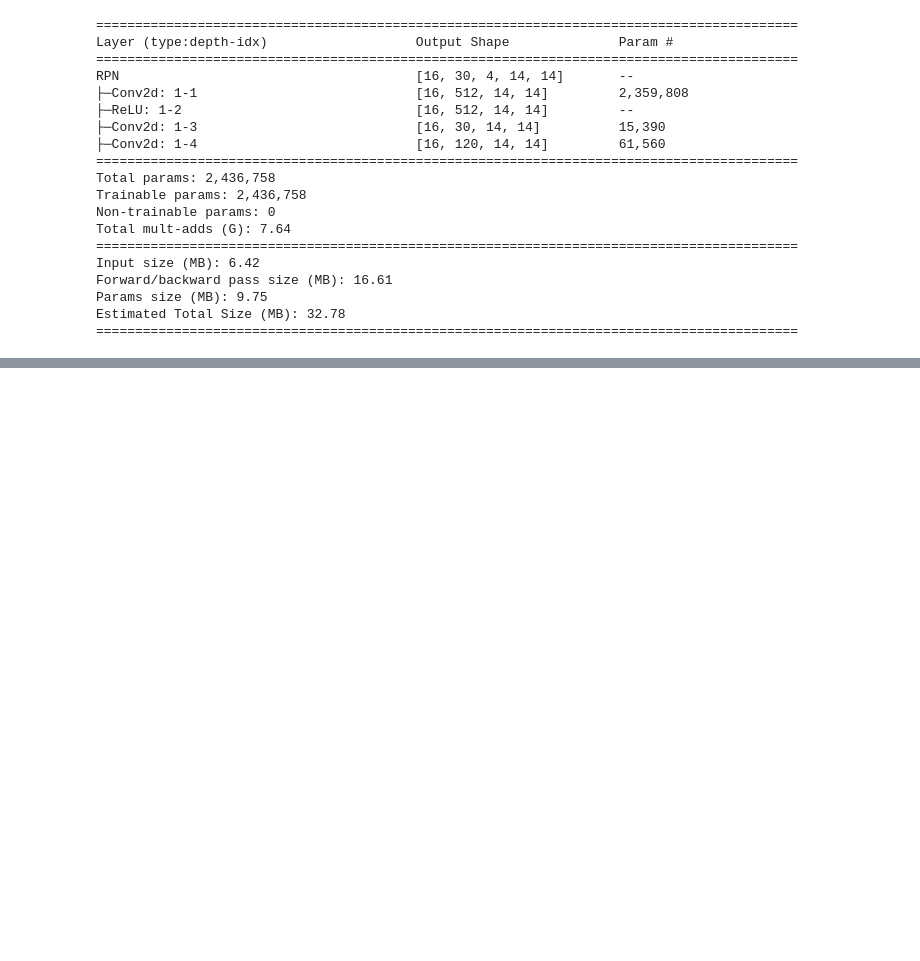
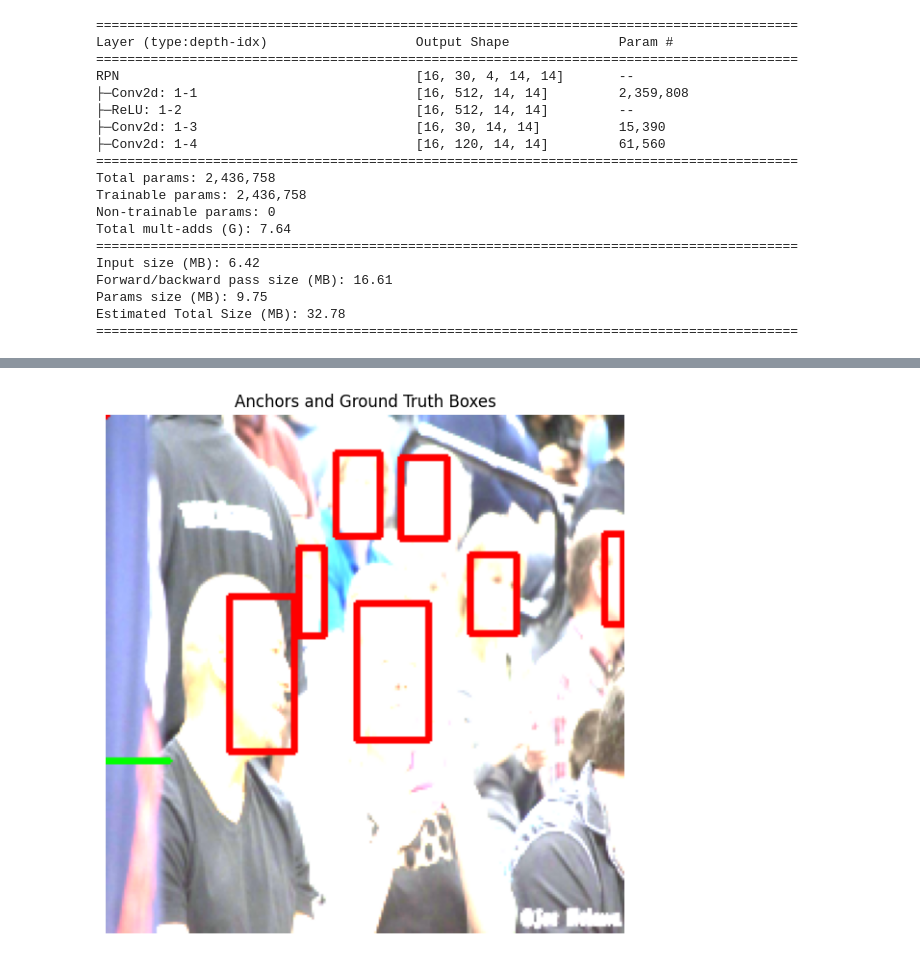
Before and after one commit to Atlas2p0/FasterRCNNFaceDetection, a Jupyter notebook: notebooks/RPN.ipynb, the cells around one changed output, grey strips where cells are left out. Drawn from its saved outputs; the diff is of its cells as text; code cells hidden in the pictures; blank space fills up the shorter version.

```diff
--- a/notebooks/RPN.ipynb
+++ b/notebooks/RPN.ipynb
@@ -454,0 +697,3 @@ plt.show()
+# %%
+predicted_boxes= test_model(rpn_model, vgg16_conv_features, sample_image.unsqueeze(0), device)
+predicted_boxes.shape
@@ -454,0 +731,4 @@ plt.show()
+# %%
+visualize_anchors_and_gt(sample_image, predicted_boxes[0:1], sample_label)
+# %% [output]
+[figure, added]
```
Also changed, not shown: parts of 26 cells of this notebook, 4 other files.
